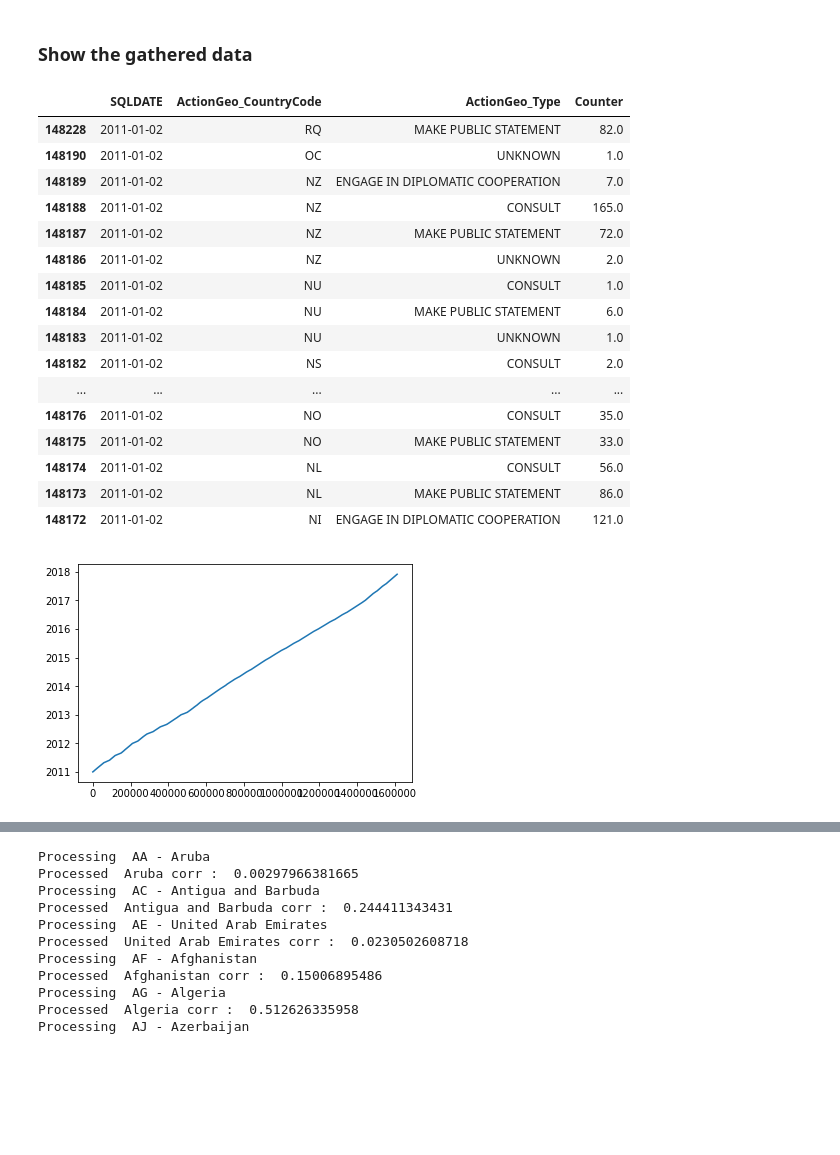
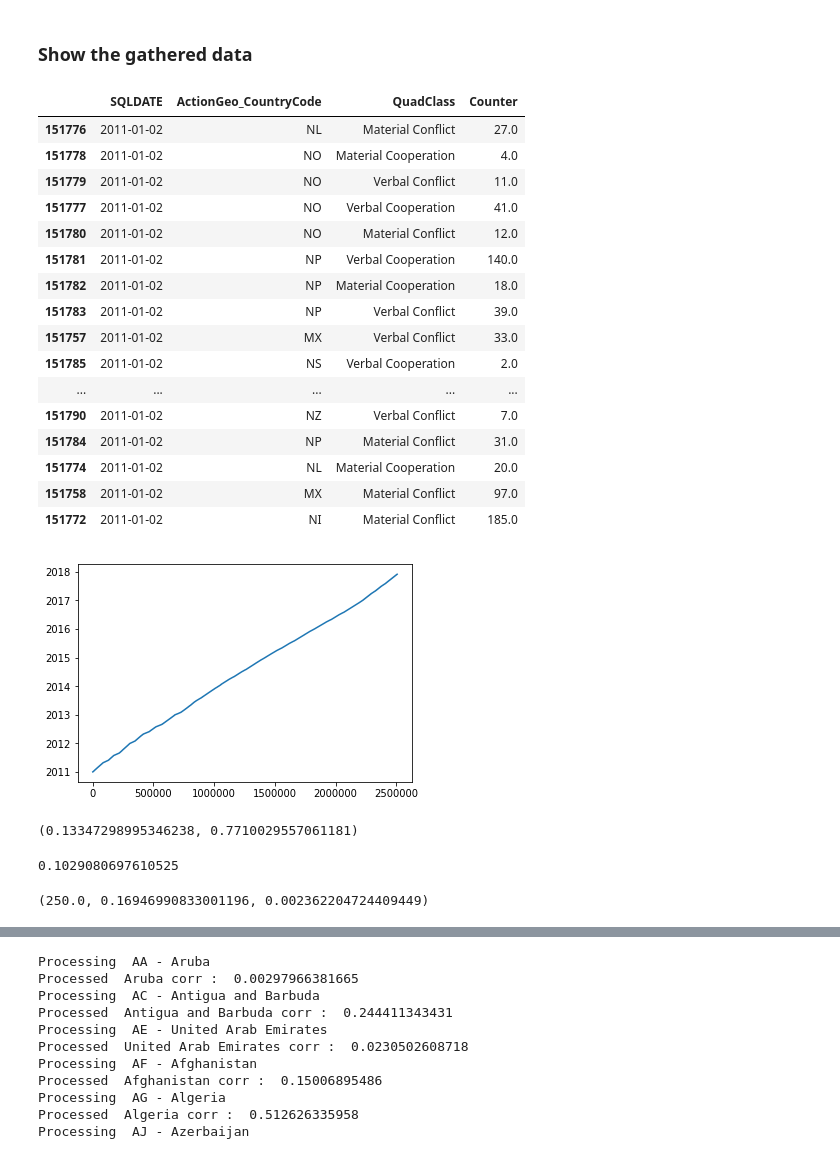
Before and after one commit to Amaumaury/ada-2017, a Jupyter notebook: project/GDELT_auto_event_analysis.ipynb, the cells around one changed output, grey strips where cells are left out. Cells and saved outputs as stored; diff of their text form; code cells hidden in the pictures; blank space fills up the shorter version.

```diff
--- a/project/GDELT_auto_event_analysis.ipynb
+++ b/project/GDELT_auto_event_analysis.ipynb
@@ -88,55 +88,67 @@ def process_files():
 # %% [markdown]
 ### Show the gathered data
 # %%
-CAMEO_event_dic = {1:'MAKE PUBLIC STATEMENT',
-                   2:'APPEAL',
-                   3:'EXPRESS INTENT TO COOPERATE',
-                   4:'CONSULT',
-                   5:'ENGAGE IN DIPLOMATIC COOPERATION',
+QuadClass_event_dic = {1:'Verbal Cooperation',
+                   2:'Material Cooperation',
+                   3:'Verbal Conflict',
+                   4:'Material Conflict',
                    np.NaN:'',
                    0:'UNKNOWN'}
 
 
-aggregated_gdelt = pd.read_pickle('data/23.pckl')
+aggregated_gdelt = pd.read_pickle('data/20_QuadClass.pckl')
 # clean the dataframe
 aggregated_gdelt.reset_index(inplace=True)
 # change names
-aggregated_gdelt['ActionGeo_Type'] = aggregated_gdelt['ActionGeo_Type'].map(CAMEO_event_dic)
+aggregated_gdelt['QuadClass'] = aggregated_gdelt['QuadClass'].map(QuadClass_event_dic)
 aggregated_gdelt.sort_values('SQLDATE', inplace=True)
 # take only values above 2011
 aggregated_gdelt = aggregated_gdelt[aggregated_gdelt['SQLDATE'] > 20110101]
 # convert to Timestamp (takes lots of time)
 aggregated_gdelt['SQLDATE'] = aggregated_gdelt['SQLDATE'].apply(lambda x: str(x) )
 aggregated_gdelt['SQLDATE'] = aggregated_gdelt['SQLDATE'].apply(lambda x: pd.Timestamp(x).to_pydatetime())
-pd.to_pickle(aggregated_gdelt, 'data/aggregated_gdelt.pckl')
+pd.to_pickle(aggregated_gdelt, 'data/aggregated_gdelt_QuadClass.pckl')
 aggregated_gdelt.head(20)
 # %% [output]
-|  | SQLDATE | ActionGeo_CountryCode | ActionGeo_Type | Counter |
-| 148228 | 2011-01-02 | RQ | MAKE PUBLIC STATEMENT | 82.0 |
-| 148190 | 2011-01-02 | OC | UNKNOWN | 1.0 |
-| 148189 | 2011-01-02 | NZ | ENGAGE IN DIPLOMATIC COOPERATION | 7.0 |
-| 148188 | 2011-01-02 | NZ | CONSULT | 165.0 |
-| 148187 | 2011-01-02 | NZ | MAKE PUBLIC STATEMENT | 72.0 |
-| 148186 | 2011-01-02 | NZ | UNKNOWN | 2.0 |
-| 148185 | 2011-01-02 | NU | CONSULT | 1.0 |
-| 148184 | 2011-01-02 | NU | MAKE PUBLIC STATEMENT | 6.0 |
-| 148183 | 2011-01-02 | NU | UNKNOWN | 1.0 |
-| 148182 | 2011-01-02 | NS | CONSULT | 2.0 |
+|  | SQLDATE | ActionGeo_CountryCode | QuadClass | Counter |
+| 151776 | 2011-01-02 | NL | Material Conflict | 27.0 |
+| 151778 | 2011-01-02 | NO | Material Cooperation | 4.0 |
+| 151779 | 2011-01-02 | NO | Verbal Conflict | 11.0 |
+| 151777 | 2011-01-02 | NO | Verbal Cooperation | 41.0 |
+| 151780 | 2011-01-02 | NO | Material Conflict | 12.0 |
+| 151781 | 2011-01-02 | NP | Verbal Cooperation | 140.0 |
+| 151782 | 2011-01-02 | NP | Material Cooperation | 18.0 |
+| 151783 | 2011-01-02 | NP | Verbal Conflict | 39.0 |
+| 151757 | 2011-01-02 | MX | Verbal Conflict | 33.0 |
+| 151785 | 2011-01-02 | NS | Verbal Cooperation | 2.0 |
 | ... | ... | ... | ... | ... |
-| 148176 | 2011-01-02 | NO | CONSULT | 35.0 |
-| 148175 | 2011-01-02 | NO | MAKE PUBLIC STATEMENT | 33.0 |
-| 148174 | 2011-01-02 | NL | CONSULT | 56.0 |
-| 148173 | 2011-01-02 | NL | MAKE PUBLIC STATEMENT | 86.0 |
-| 148172 | 2011-01-02 | NI | ENGAGE IN DIPLOMATIC COOPERATION | 121.0 |
+| 151790 | 2011-01-02 | NZ | Verbal Conflict | 7.0 |
+| 151784 | 2011-01-02 | NP | Material Conflict | 31.0 |
+| 151774 | 2011-01-02 | NL | Material Cooperation | 20.0 |
+| 151758 | 2011-01-02 | MX | Material Conflict | 97.0 |
+| 151772 | 2011-01-02 | NI | Material Conflict | 185.0 |
 # %%
-aggregated_gdelt = pd.read_pickle('data/aggregated_gdelt.pckl')
+aggregated_gdelt = pd.read_pickle('data/aggregated_gdelt_QuadClass.pckl')
 
 dates = aggregated_gdelt['SQLDATE'].values
 cntr_codes = aggregated_gdelt['ActionGeo_CountryCode'].values
-types = aggregated_gdelt['ActionGeo_Type'].values
+types = aggregated_gdelt['QuadClass'].values
 
-
+plt.clf()
 plt.plot(sorted(dates))
 plt.show()
 # %% [output]
-[figure, old version]
+[figure, new version]
+# %%
+a, b = analyse_wiki_events_correlation('IR', 'Iran', '20110101000000', '20171215000000')
+a, b
+# %% [output]
+(0.13347298995346238, 0.7710029557061181)
+# %%
+a*b
+# %% [output]
+0.1029080697610525
+# %%
+stab_factor,instab_factor,  mean,
+# %% [output]
+(250.0, 0.16946990833001196, 0.002362204724409449)
```
Also changed, not shown: parts of 18 cells of this notebook, 5 other files.
